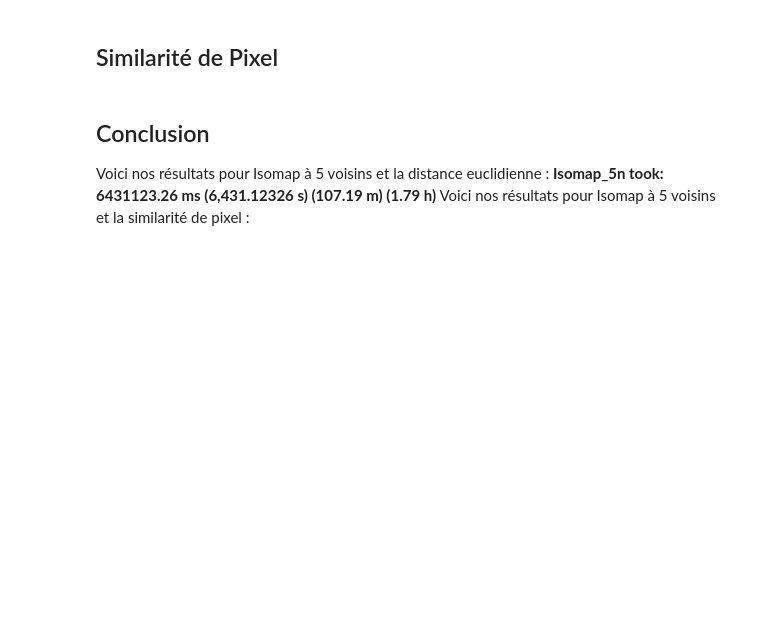
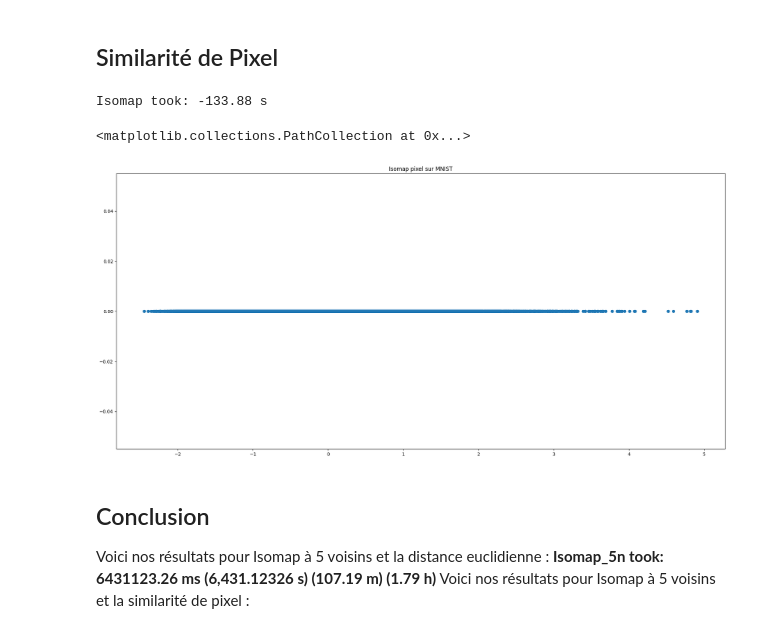
Before and after one commit to Wickkawizz/IFT-3700_TPs, a Jupyter notebook: Devoir 1/Devoir 1.ipynb, the cells around one changed output. Drawn from its saved outputs; the diff is of its cells as text; code cells hidden in the pictures; blank space fills up the shorter version.

```diff
--- a/Devoir 1/Devoir 1.ipynb
+++ b/Devoir 1/Devoir 1.ipynb
@@ -465,3 +499,27 @@ ax.scatter(X_transformed_isomap, np.zeros_like(X_transformed_isomap))
+# %%
+from time import time
+isomap = Isomap(n_components=1, n_neighbors=12, metric='precomputed')
+start = time()
+X_transformed_isomap = isomap.fit_transform(get_pixel_similarity_matrix(X_std_pixel_train[0:20000, :]))
+
+print("Isomap took: %.2f s" % (time() - start))
+
+fig = plt.figure(figsize=(24, 24))
+ax = fig.add_subplot(211)
+ax.set_title('Isomap pixel sur MNIST')
+ax.scatter(X_transformed_isomap, np.zeros_like(X_transformed_isomap))
+#Isomap took: 133.88 s
+
+
+#D:\School Books\Session 5\IFT 3700\IFT-3700_TPs\Devoir 1\Devoir1\lib\site-packages\sklearn\manifold\_isomap.py:348: UserWarning: The number of connected components of the neighbors graph is 14 > 1. Completing the graph to fit Isomap might be slow. Increase the number of neighbors to avoid this issue.
+#   self._fit_transform(X)
+# D:\School Books\Session 5\IFT 3700\IFT-3700_TPs\Devoir 1\Devoir1\lib\site-packages\scipy\sparse\_index.py:103: SparseEfficiencyWarning: Changing the sparsity structure of a csr_matrix is expensive. lil_matrix is more efficient.
+#   self._set_intXint(row, col, x.flat[0])
+# MemoryError: Unable to allocate 26.8 GiB for an array with shape (60000, 60000) and data type float64
+# %% [output]
+Isomap took: -133.88 s
+<matplotlib.collections.PathCollection at 0x...>
+[figure, added]
 # %% [markdown]
 ## Conclusion
 
```
Also changed, not shown: parts of 13 cells of this notebook.
